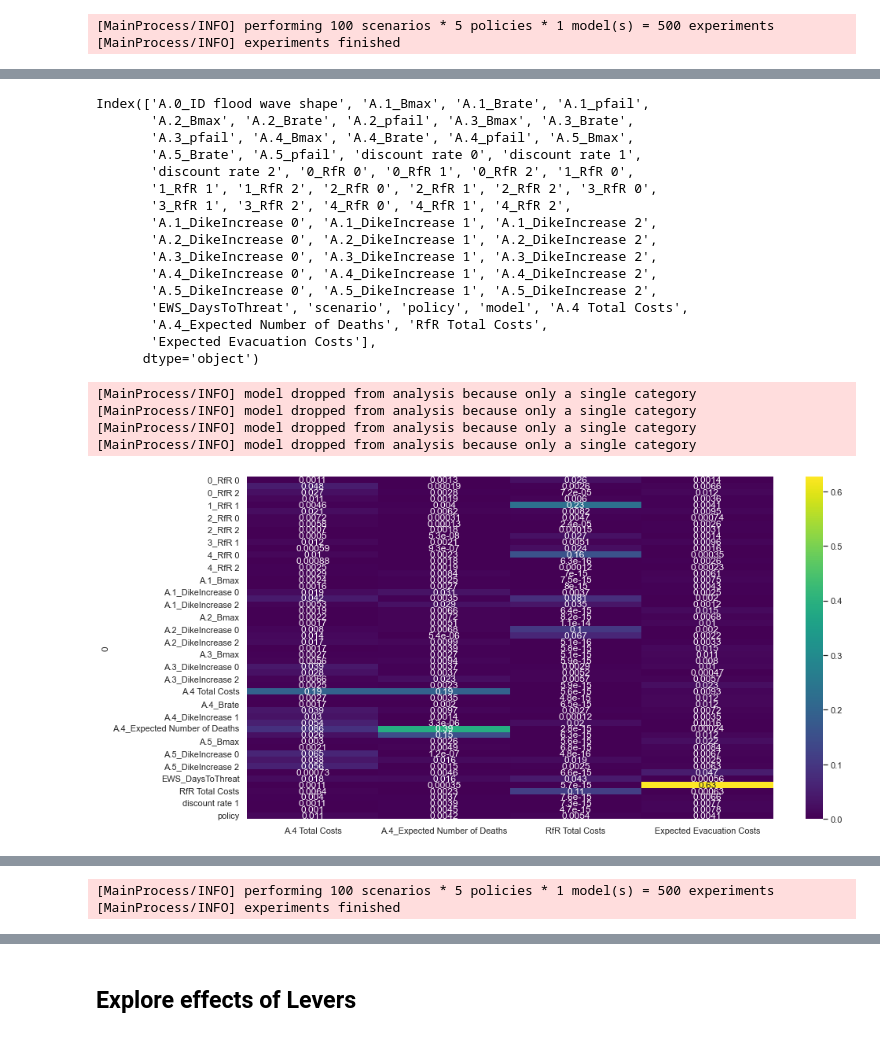
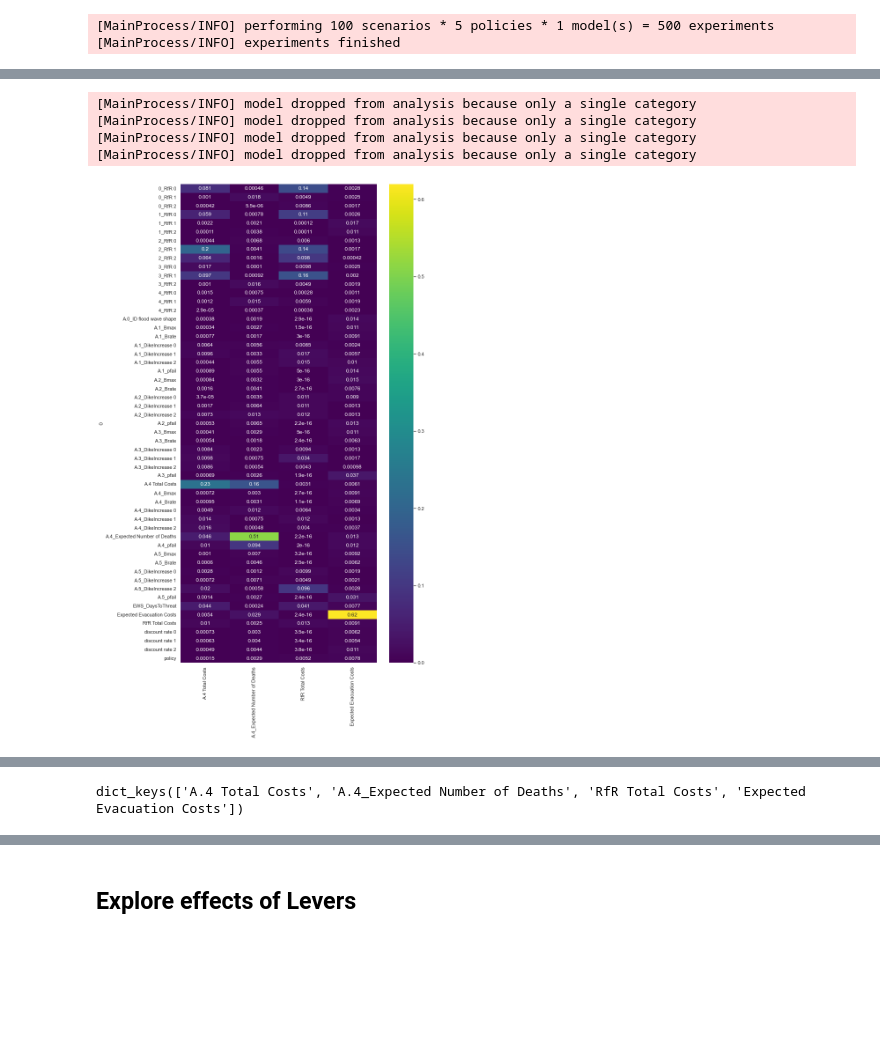
Before and after one commit to WillemijnTutu/EPA1361_group16, a Jupyter notebook: Settings_Exploration.ipynb, the cells around one changed output, grey strips where cells are left out. Cells and saved outputs as stored; diff of their text form; code cells hidden in the pictures; blank space fills up the shorter version.

```diff
--- a/Settings_Exploration.ipynb
+++ b/Settings_Exploration.ipynb
@@ -36,5 +42,5 @@ with SequentialEvaluator(dike_model) as evaluator:
 [MainProcess/INFO] performing 100 scenarios * 5 policies * 1 model(s) = 500 experiments
 [MainProcess/INFO] experiments finished
 # %%
-experiments_s100_p5, outcomes_s100_p5 = results
+experiments_s100_p5, outcomes_s100_p5 = results_s100_p5 #s for number of scenarios, p for number of experiments
 # %%
@@ -61,20 +70 @@ for outcome in outcomes_s100_p5.keys():
-# %%
-fd.columns
-# %% [output]
-Index(['A.0_ID flood wave shape', 'A.1_Bmax', 'A.1_Brate', 'A.1_pfail',
-       'A.2_Bmax', 'A.2_Brate', 'A.2_pfail', 'A.3_Bmax', 'A.3_Brate',
-       'A.3_pfail', 'A.4_Bmax', 'A.4_Brate', 'A.4_pfail', 'A.5_Bmax',
-       'A.5_Brate', 'A.5_pfail', 'discount rate 0', 'discount rate 1',
-       'discount rate 2', '0_RfR 0', '0_RfR 1', '0_RfR 2', '1_RfR 0',
-       '1_RfR 1', '1_RfR 2', '2_RfR 0', '2_RfR 1', '2_RfR 2', '3_RfR 0',
-       '3_RfR 1', '3_RfR 2', '4_RfR 0', '4_RfR 1', '4_RfR 2',
-       'A.1_DikeIncrease 0', 'A.1_DikeIncrease 1', 'A.1_DikeIncrease 2',
-       'A.2_DikeIncrease 0', 'A.2_DikeIncrease 1', 'A.2_DikeIncrease 2',
-       'A.3_DikeIncrease 0', 'A.3_DikeIncrease 1', 'A.3_DikeIncrease 2',
-       'A.4_DikeIncrease 0', 'A.4_DikeIncrease 1', 'A.4_DikeIncrease 2',
-       'A.5_DikeIncrease 0', 'A.5_DikeIncrease 1', 'A.5_DikeIncrease 2',
-       'EWS_DaysToThreat', 'scenario', 'policy', 'model', 'A.4 Total Costs',
-       'A.4_Expected Number of Deaths', 'RfR Total Costs',
-       'Expected Evacuation Costs'],
-      dtype='object')
 # %%
@@ -82,16 +72,13 @@ fd.to_csv("results.csv")
 # %%
-x = experiments_s100_p5.copy()
-y = outcomes_s100_p5.copy()
+fs = feature_scoring.get_feature_scores_all(experiments_s100_p5, outcomes_s100_p5)
 
-fs = feature_scoring.get_feature_scores_all(x, y)
-
-sns.set(rc = {'figure.figsize':(15,8)})
+sns.set(rc = {'figure.figsize':(10,20)})
 sns.heatmap(fs, cmap="viridis", annot=True)
 plt.show()
 # %% [output]
 [MainProcess/INFO] model dropped from analysis because only a single category
 [MainProcess/INFO] model dropped from analysis because only a single category
 [MainProcess/INFO] model dropped from analysis because only a single category
 [MainProcess/INFO] model dropped from analysis because only a single category
-[figure, old version]
+[figure, new version]
 # %%
@@ -113,16 +100,3 @@ Index(['A.0_ID flood wave shape', 'A.1_Bmax', 'A.1_Brate', 'A.1_pfail',
        'A.4_Expected Number of Deaths', 'RfR Total Costs',
        'Expected Evacuation Costs'],
       dtype='object')
-# %%
-#running the model through EMA workbench
-ema_logging.log_to_stderr(ema_logging.INFO)
-
-#choose problem formulation number, between 0-5
-#each problem formulation has its own list of outcomes
-dike_model, planning_steps = get_model_for_problem_formulation(3)
-
-with SequentialEvaluator(dike_model) as evaluator:
-    results_improved = evaluator.perform_experiments(scenarios=100, policies=5)
-# %% [output]
-[MainProcess/INFO] performing 100 scenarios * 5 policies * 1 model(s) = 500 experiments
-[MainProcess/INFO] experiments finished
@@ -131,2 +103,4 @@ experiments_improved, outcomes_improved = results_improved
 # %%
-outcomes_improved.keys()
+outcomes_s100_p5.keys()
+# %% [output]
+dict_keys(['A.4 Total Costs', 'A.4_Expected Number of Deaths', 'RfR Total Costs', 'Expected Evacuation Costs'])
```
Also changed, not shown: parts of 30 cells of this notebook, 1 other file.
